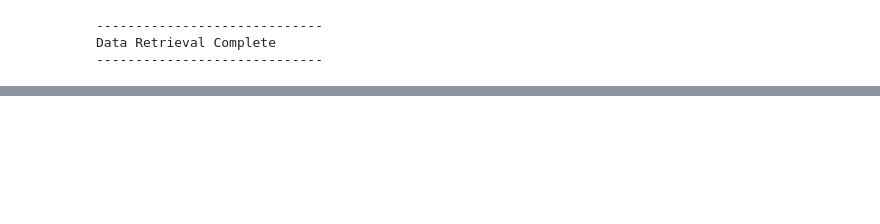
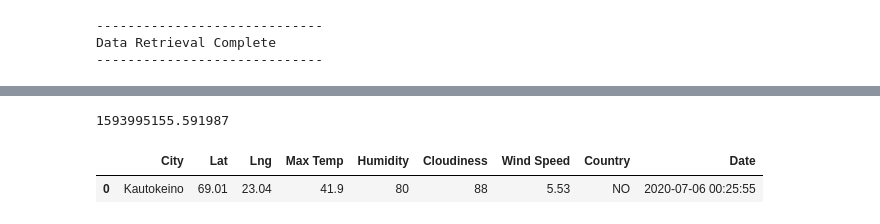
Before and after one commit to DataShanice/World_Weather_Analysis, a Jupyter notebook: WeatherPy.ipynb, the cells around one changed output, grey strips where cells are left out. Cells and saved outputs as stored; diff of their text form; code cells hidden in the pictures; blank space fills up the shorter version.

```diff
--- a/WeatherPy.ipynb
+++ b/WeatherPy.ipynb
@@ -226,0 +234,8 @@ city_data_df.head(10)
+# %%
+# Import the time module.
+import time
+# Get today's date in seconds.
+today = time.time()
+today
+# %% [output]
+1593995155.591987
@@ -226,0 +262,5 @@ city_data_df.head(10)
+# %%
+city_data_df.loc[(city_data_df["Lat"] >= 0)]
+# %% [output]
+|  | City | Lat | Lng | Max Temp | Humidity | Cloudiness | Wind Speed | Country | Date |
+| 0 | Kautokeino | 69.01 | 23.04 | 41.9 | 80 | 88 | 5.53 | NO | 2020-07-06 00:25:55 |
```
Also changed, not shown: parts of 11 cells of this notebook, 2 other files.
